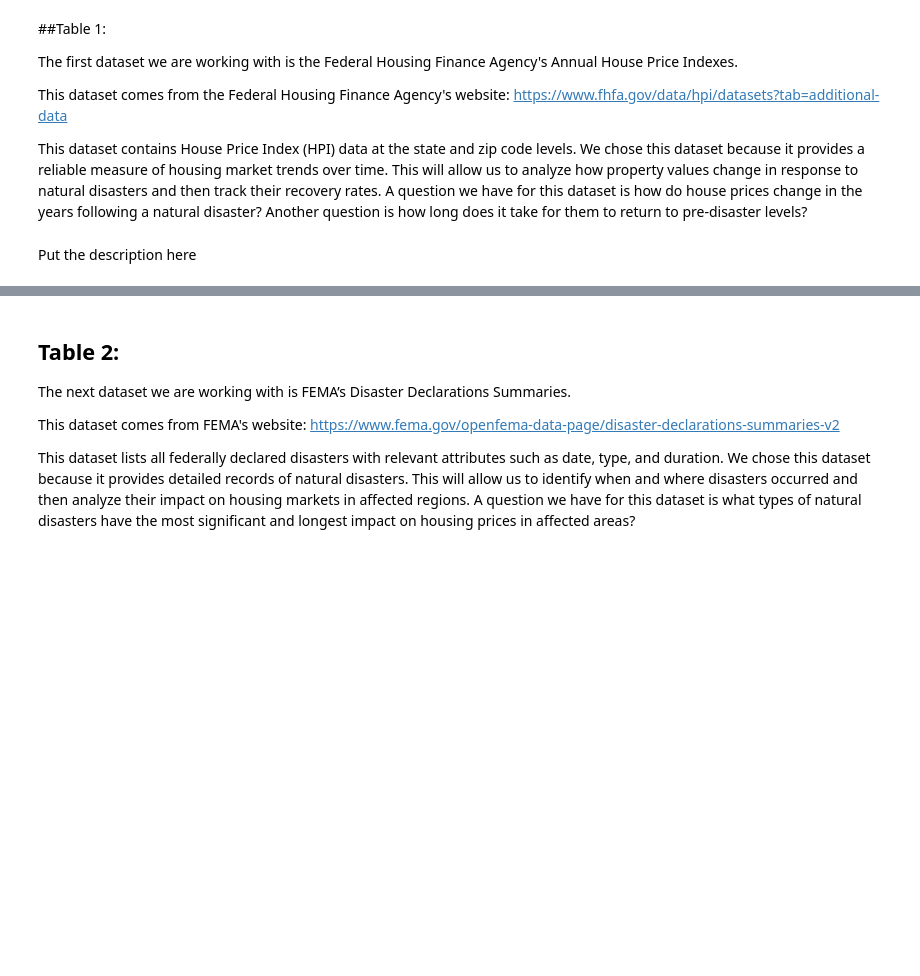
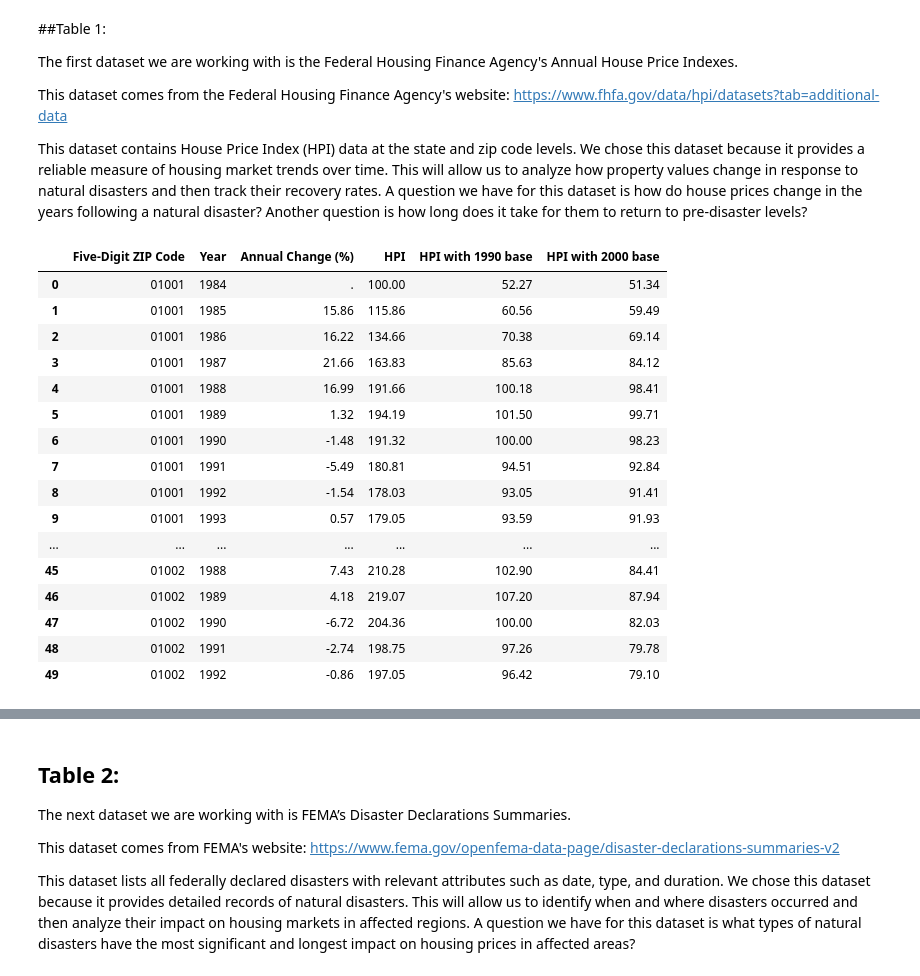
Before and after one commit to sofiadellarosa/FinalProjectDS, a Jupyter notebook: DSproject.ipynb, the cells around one changed output, grey strips where cells are left out. Cells and saved outputs as stored; diff of their text form; code cells hidden in the pictures; blank space fills up the shorter version.

```diff
--- a/DSproject.ipynb
+++ b/DSproject.ipynb
@@ -83,6 +78,26 @@ hpi_df = hpi_df.drop(index=0) # Drop the first row since it is now used as the h
 hpi_df = hpi_df.reset_index(drop=True) # Reset the index to ensure it starts from 0
 
 #hpi_df.head()
-# %% [markdown]
-Put the description here
+# %%
+"""Removes unwanted columns from the dataframe"""
+hpi_df = hpi_df.drop(hpi_df.columns[[6,7]], axis=1)
+hpi_df[:50]
+# %% [output]
+|  | Five-Digit ZIP Code | Year | Annual Change (%) | HPI | HPI with 1990 base | HPI with 2000 base |
+| 0 | 01001 | 1984 | . | 100.00 | 52.27 | 51.34 |
+| 1 | 01001 | 1985 | 15.86 | 115.86 | 60.56 | 59.49 |
+| 2 | 01001 | 1986 | 16.22 | 134.66 | 70.38 | 69.14 |
+| 3 | 01001 | 1987 | 21.66 | 163.83 | 85.63 | 84.12 |
+| 4 | 01001 | 1988 | 16.99 | 191.66 | 100.18 | 98.41 |
+| 5 | 01001 | 1989 | 1.32 | 194.19 | 101.50 | 99.71 |
+| 6 | 01001 | 1990 | -1.48 | 191.32 | 100.00 | 98.23 |
+| 7 | 01001 | 1991 | -5.49 | 180.81 | 94.51 | 92.84 |
+| 8 | 01001 | 1992 | -1.54 | 178.03 | 93.05 | 91.41 |
+| 9 | 01001 | 1993 | 0.57 | 179.05 | 93.59 | 91.93 |
+| ... | ... | ... | ... | ... | ... | ... |
+| 45 | 01002 | 1988 | 7.43 | 210.28 | 102.90 | 84.41 |
+| 46 | 01002 | 1989 | 4.18 | 219.07 | 107.20 | 87.94 |
+| 47 | 01002 | 1990 | -6.72 | 204.36 | 100.00 | 82.03 |
+| 48 | 01002 | 1991 | -2.74 | 198.75 | 97.26 | 79.78 |
+| 49 | 01002 | 1992 | -0.86 | 197.05 | 96.42 | 79.10 |
 # %%
```
Also changed, not shown: parts of 9 cells of this notebook.
